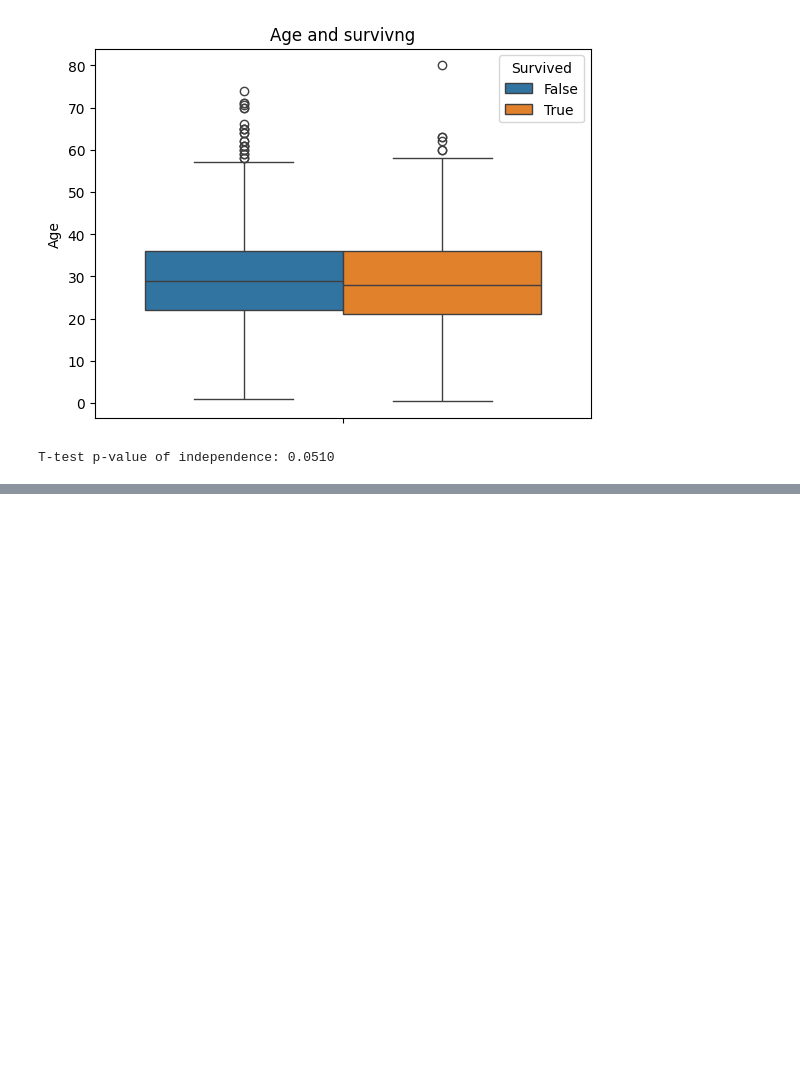
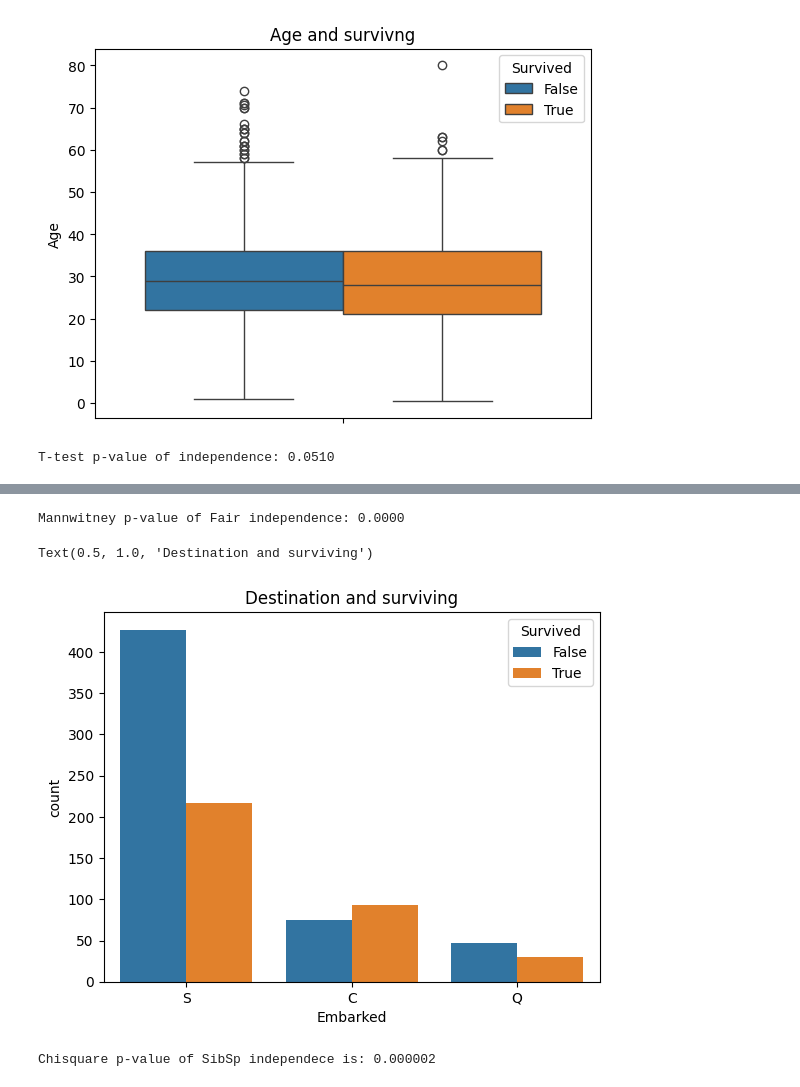
Before and after one commit to PigStep/ML-Titanic-Kaggle-contest, a Jupyter notebook: notebooks/ML titanic prediction/Titanic_notebook.ipynb, the cells around one changed output, grey strips where cells are left out. Drawn from its saved outputs; the diff is of its cells as text; code cells hidden in the pictures; blank space fills up the shorter version.

```diff
--- a/notebooks/ML titanic prediction/Titanic_notebook.ipynb
+++ b/notebooks/ML titanic prediction/Titanic_notebook.ipynb
@@ -342,0 +374,19 @@ T-test p-value of independence: 0.0510
+# %%
+# Create subsets of fares by surving
+survived_False = titanic_train[titanic_train.Survived == False]["Fare"]
+survived_True = titanic_train[titanic_train.Survived == True]["Fare"]
+
+print(f"Mannwitney p-value of Fair independence: {mannwhitneyu(survived_True, survived_False).pvalue:.4f}")
+# %% [output]
+Mannwitney p-value of Fair independence: 0.0000
+# %%
+sns.countplot(titanic_train,x="Embarked", hue="Survived")
+plt.title("Destination and surviving")
+# %% [output]
+Text(0.5, 1.0, 'Destination and surviving')
+[figure, added]
+# %%
+cross_matrix = pd.crosstab(index=titanic_train["Embarked"],columns=titanic_train["Survived"])
+print(f"Chisquare p-value of Embarked independece is: {chi2_contingency(cross_matrix).pvalue:4f}")
+# %% [output]
+Chisquare p-value of SibSp independece is: 0.000002
```
Also changed, not shown: parts of 9 cells of this notebook.
